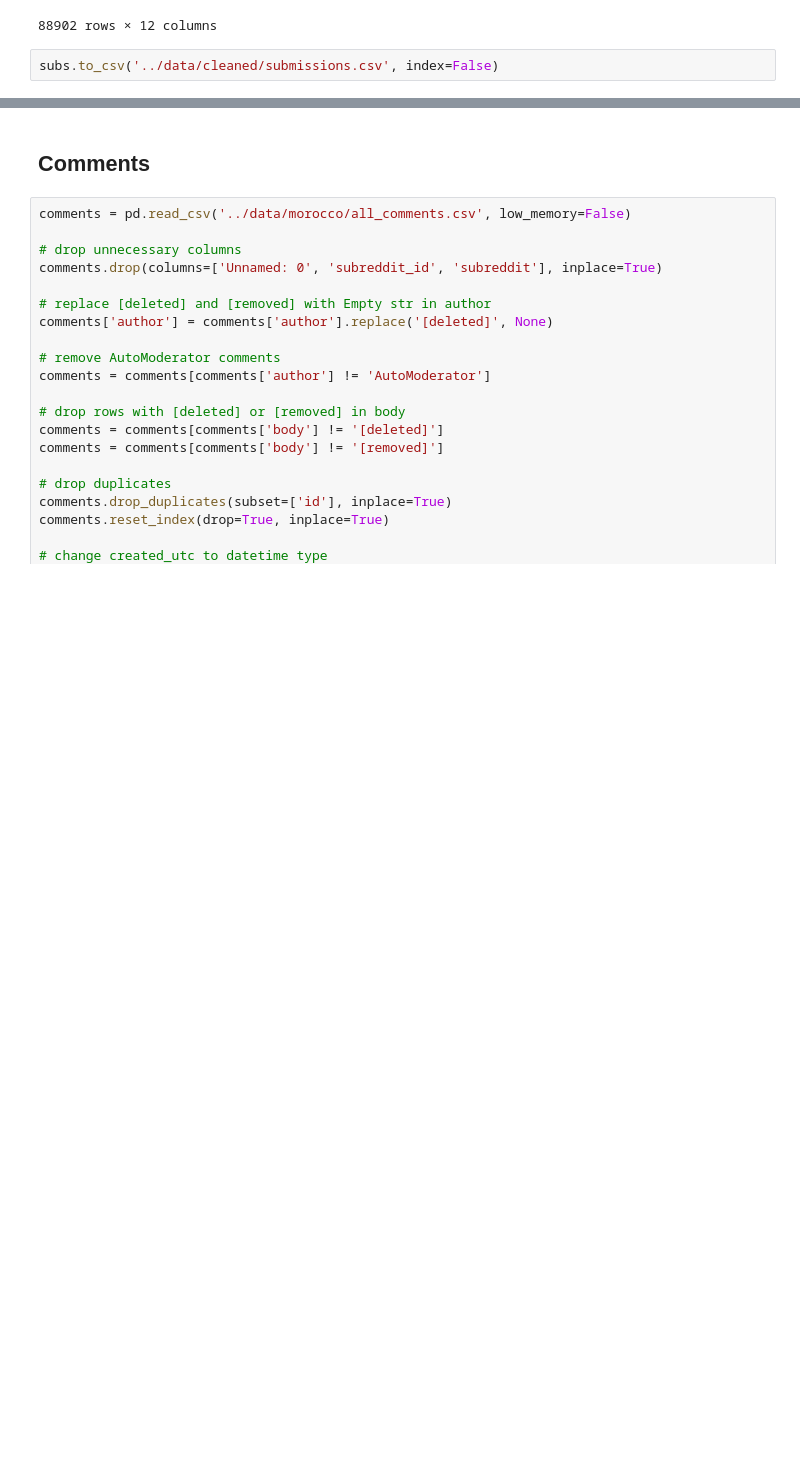
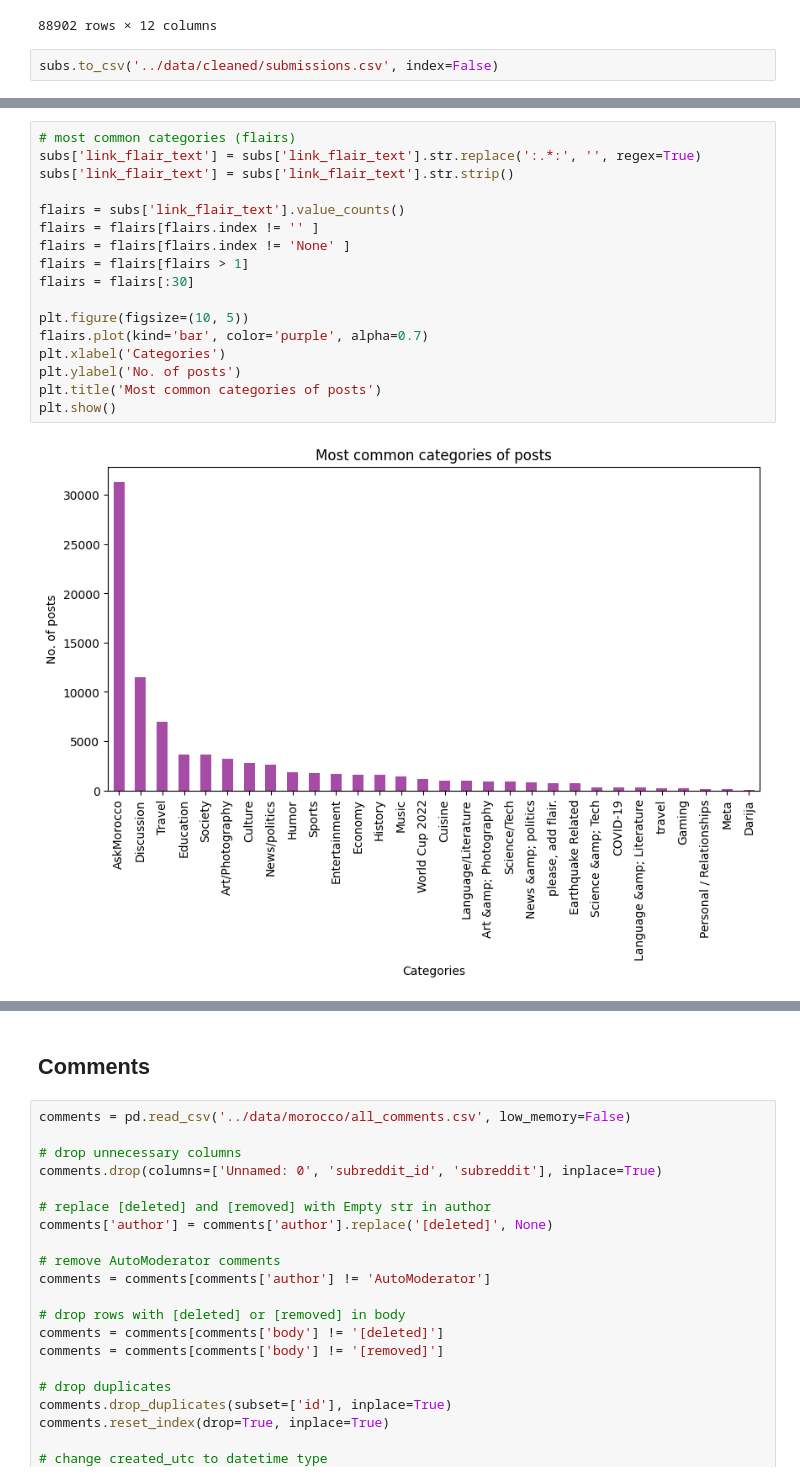
Before and after one commit to chelzakaria/unreddit, a Jupyter notebook: scripts/EDA.ipynb, the cells around one changed output, grey strips where cells are left out. Saved outputs shown, nothing was run; the diff lists cells and outputs as text; blank space fills up the shorter version.

```diff
--- a/scripts/EDA.ipynb
+++ b/scripts/EDA.ipynb
@@ -51,0 +94,19 @@ subs.to_csv('../data/cleaned/submissions.csv', index=False)
+# %%
+# most common categories (flairs)
+subs['link_flair_text'] = subs['link_flair_text'].str.replace(':.*:', '', regex=True)
+subs['link_flair_text'] = subs['link_flair_text'].str.strip()
+
+flairs = subs['link_flair_text'].value_counts()
+flairs = flairs[flairs.index != '' ]
+flairs = flairs[flairs.index != 'None' ]
+flairs = flairs[flairs > 1]
+flairs = flairs[:30]
+
+plt.figure(figsize=(10, 5))
+flairs.plot(kind='bar', color='purple', alpha=0.7)
+plt.xlabel('Categories')
+plt.ylabel('No. of posts')
+plt.title('Most common categories of posts')
+plt.show()
+# %% [output]
+[figure, added]
```
Also changed, not shown: parts of 11 cells of this notebook, 1 other file.
